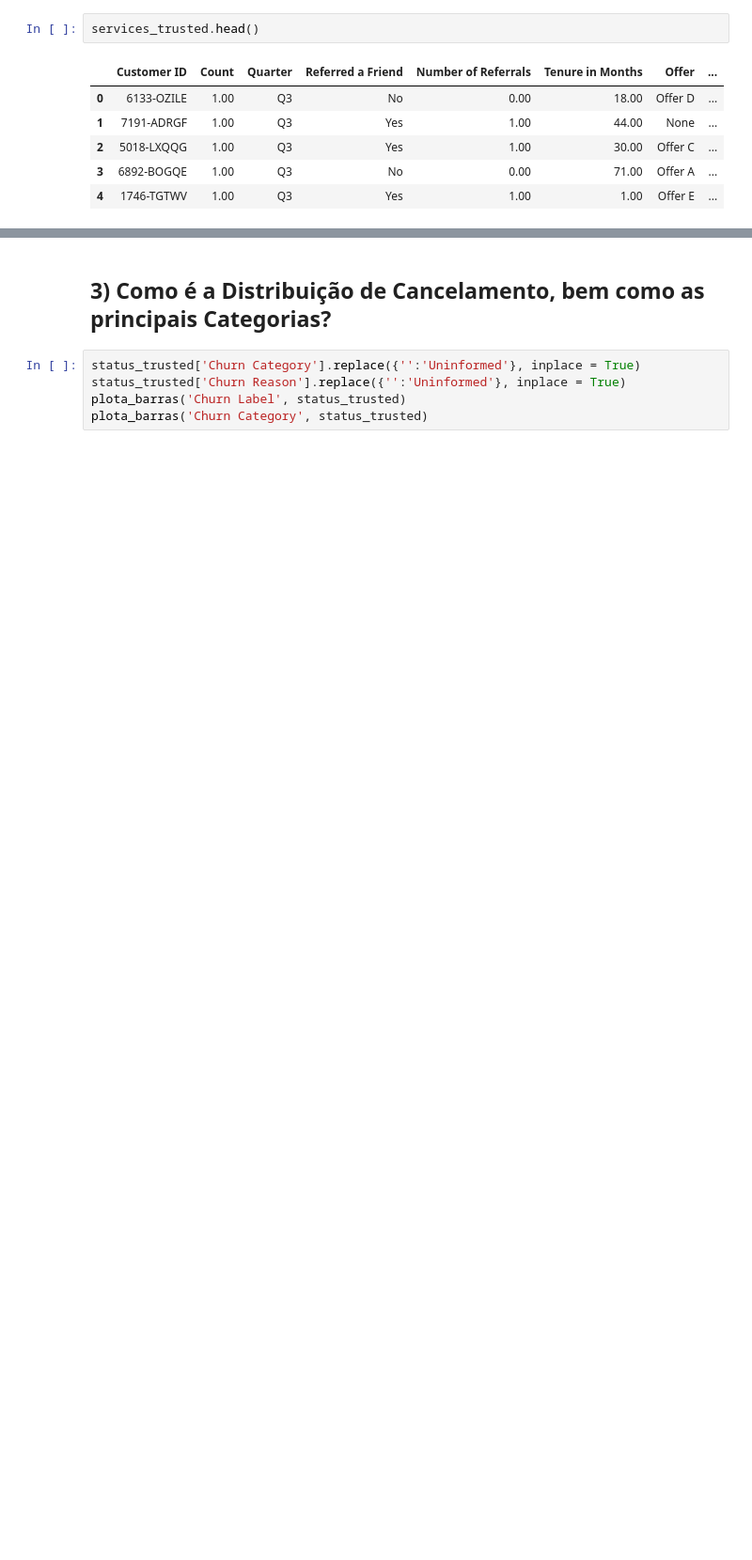
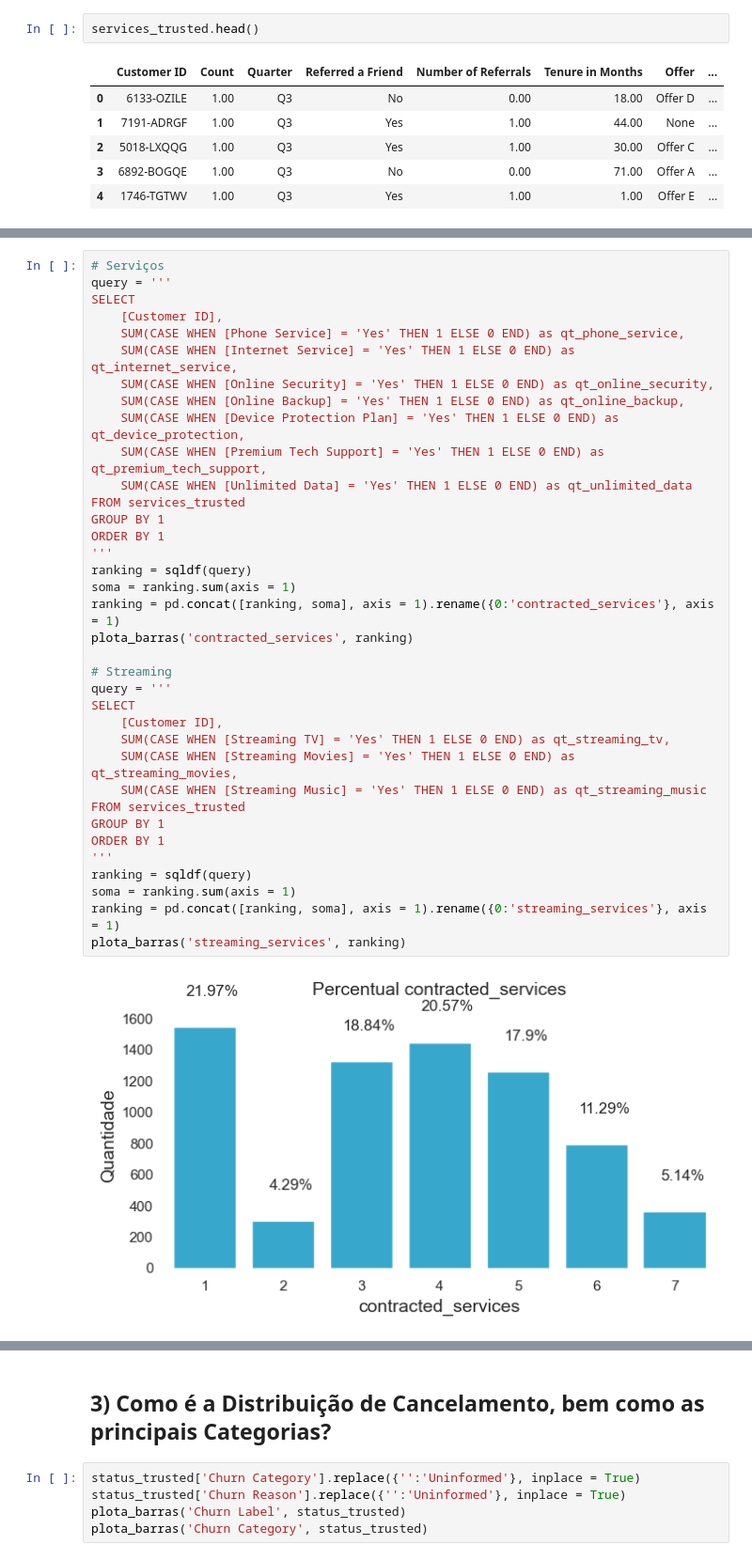
Before and after one commit to leonardovargas10/Modelo_Previsao_Churn, a Jupyter notebook: Modelo_Churn.ipynb, the cells around one changed output, grey strips where cells are left out. Shown at 94% size. Cells and saved outputs as stored; diff of their text form; blank space fills up the shorter version.

```diff
--- a/Modelo_Churn.ipynb
+++ b/Modelo_Churn.ipynb
@@ -463,0 +497,38 @@ services_trusted.head()
+# %%
+# Serviços
+query = '''
+SELECT
+    [Customer ID],
+    SUM(CASE WHEN [Phone Service] = 'Yes' THEN 1 ELSE 0 END) as qt_phone_service,
+    SUM(CASE WHEN [Internet Service] = 'Yes' THEN 1 ELSE 0 END) as qt_internet_service,
+    SUM(CASE WHEN [Online Security] = 'Yes' THEN 1 ELSE 0 END) as qt_online_security,
+    SUM(CASE WHEN [Online Backup] = 'Yes' THEN 1 ELSE 0 END) as qt_online_backup,
+    SUM(CASE WHEN [Device Protection Plan] = 'Yes' THEN 1 ELSE 0 END) as qt_device_protection,
+    SUM(CASE WHEN [Premium Tech Support] = 'Yes' THEN 1 ELSE 0 END) as qt_premium_tech_support,
+    SUM(CASE WHEN [Unlimited Data] = 'Yes' THEN 1 ELSE 0 END) as qt_unlimited_data
+FROM services_trusted
+GROUP BY 1
+ORDER BY 1
+'''
+ranking = sqldf(query)
+soma = ranking.sum(axis = 1)
+ranking = pd.concat([ranking, soma], axis = 1).rename({0:'contracted_services'}, axis = 1)
+plota_barras('contracted_services', ranking)
+
+# Streaming
+query = '''
+SELECT
+    [Customer ID],
+    SUM(CASE WHEN [Streaming TV] = 'Yes' THEN 1 ELSE 0 END) as qt_streaming_tv,
+    SUM(CASE WHEN [Streaming Movies] = 'Yes' THEN 1 ELSE 0 END) as qt_streaming_movies,
+    SUM(CASE WHEN [Streaming Music] = 'Yes' THEN 1 ELSE 0 END) as qt_streaming_music
+FROM services_trusted
+GROUP BY 1
+ORDER BY 1
+'''
+ranking = sqldf(query)
+soma = ranking.sum(axis = 1)
+ranking = pd.concat([ranking, soma], axis = 1).rename({0:'streaming_services'}, axis = 1)
+plota_barras('streaming_services', ranking)
+# %% [output]
+[figure, added]
```
Also changed, not shown: parts of 14 cells of this notebook.
